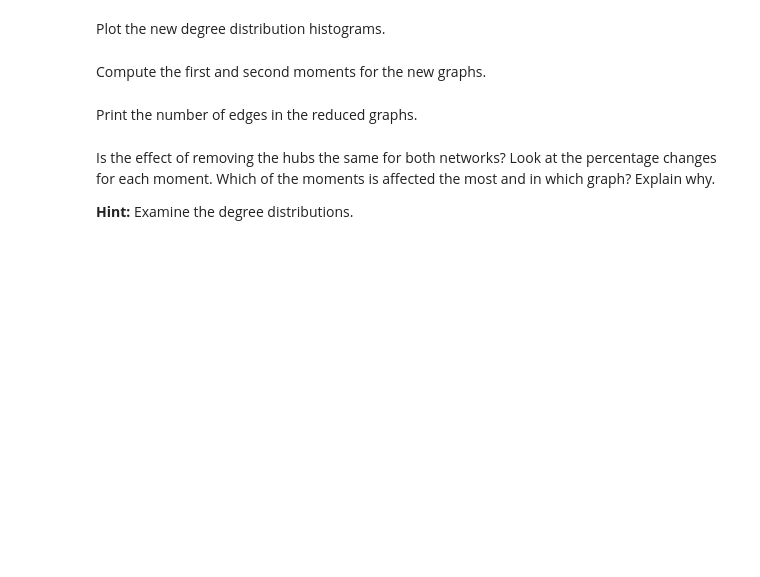
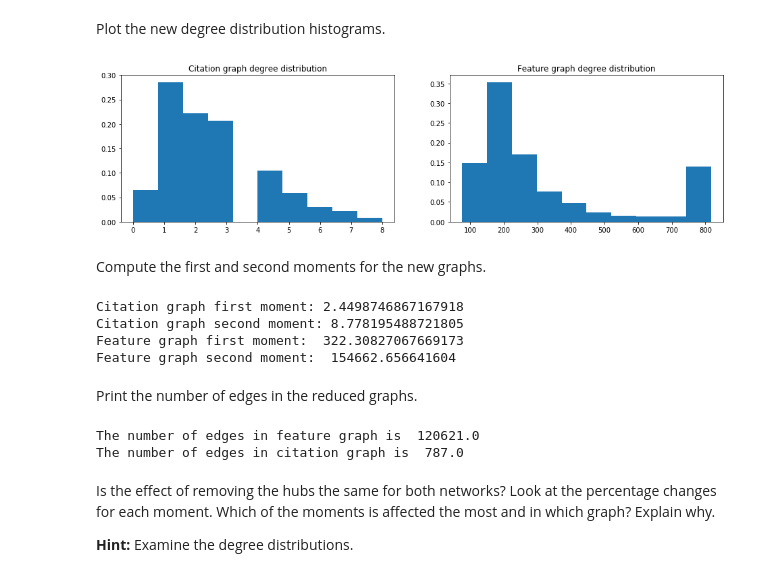
Before and after one commit to xiaohai12/ntds2019, a Jupyter notebook: assignments/1_network_science.ipynb, the cells around one changed output. Drawn from its saved outputs; the diff is of its cells as text; code cells hidden in the pictures; blank space fills up the shorter version.

```diff
--- a/assignments/1_network_science.ipynb
+++ b/assignments/1_network_science.ipynb
@@ -243,29 +249,37 @@ axes[1, 1].spy(reduced_A_citation);
 # %% [markdown]
 Plot the new degree distribution histograms.
 # %%
-reduced_degrees_feat = # Your code here.
-reduced_degrees_cit = # Your code here.
+
+reduced_degrees_feat = np.delete(degrees_feature, index_feature) # Your code here.
+reduced_degrees_cit = np.delete(degrees_citation, index_citation) # Your code here.
 
 deg_hist_normalization = np.ones(reduced_degrees_feat.shape[0])/reduced_degrees_feat.shape[0]
 
 fig, axes = plt.subplots(1, 2, figsize=(16, 4))
 axes[0].set_title('Citation graph degree distribution')
 axes[0].hist(reduced_degrees_cit, weights=deg_hist_normalization);
 axes[1].set_title('Feature graph degree distribution')
 axes[1].hist(reduced_degrees_feat, weights=deg_hist_normalization);
+# %% [output]
+[figure, added]
 # %% [markdown]
 Compute the first and second moments for the new graphs.
 # %%
-reduced_cit_moment_1 = # Your code here.
-reduced_cit_moment_2 = # Your code here.
+reduced_cit_moment_1 = np.mean(reduced_degrees_cit) # Your code here.
+reduced_cit_moment_2 = np.mean(reduced_degrees_cit ** 2) # Your code here.
 
-reduced_feat_moment_1 = # Your code here.
-reduced_feat_moment_2 = # Your code here.
+reduced_feat_moment_1 = np.mean(reduced_degrees_feat) # Your code here.
+reduced_feat_moment_2 = np.mean(reduced_degrees_feat ** 2) # Your code here.
 
 
 print("Citation graph first moment:", reduced_cit_moment_1)
 print("Citation graph second moment:", reduced_cit_moment_2)
 print("Feature graph first moment: ", reduced_feat_moment_1)
 print("Feature graph second moment: ", reduced_feat_moment_2)
+# %% [output]
+Citation graph first moment: 2.4498746867167918
+Citation graph second moment: 8.778195488721805
+Feature graph first moment:  322.30827067669173
+Feature graph second moment:  154662.656641604
 # %% [markdown]
 Print the number of edges in the reduced graphs.
@@ -274,3 +286,10 @@ Print the number of edges in the reduced graphs.
+# %%
+# Your code here
+print('The number of edges in feature graph is ', np.sum(np.sum(reduced_A_feature)) / 2)
+print('The number of edges in citation graph is ', np.sum(np.sum(reduced_A_citation)) / 2)
+# %% [output]
+The number of edges in feature graph is  120621.0
+The number of edges in citation graph is  787.0
 # %% [markdown]
 Is the effect of removing the hubs the same for both networks? Look at the percentage changes for each moment. Which of the moments is affected the most and in which graph? Explain why.
 
```
Also changed, not shown: parts of 15 cells of this notebook.
